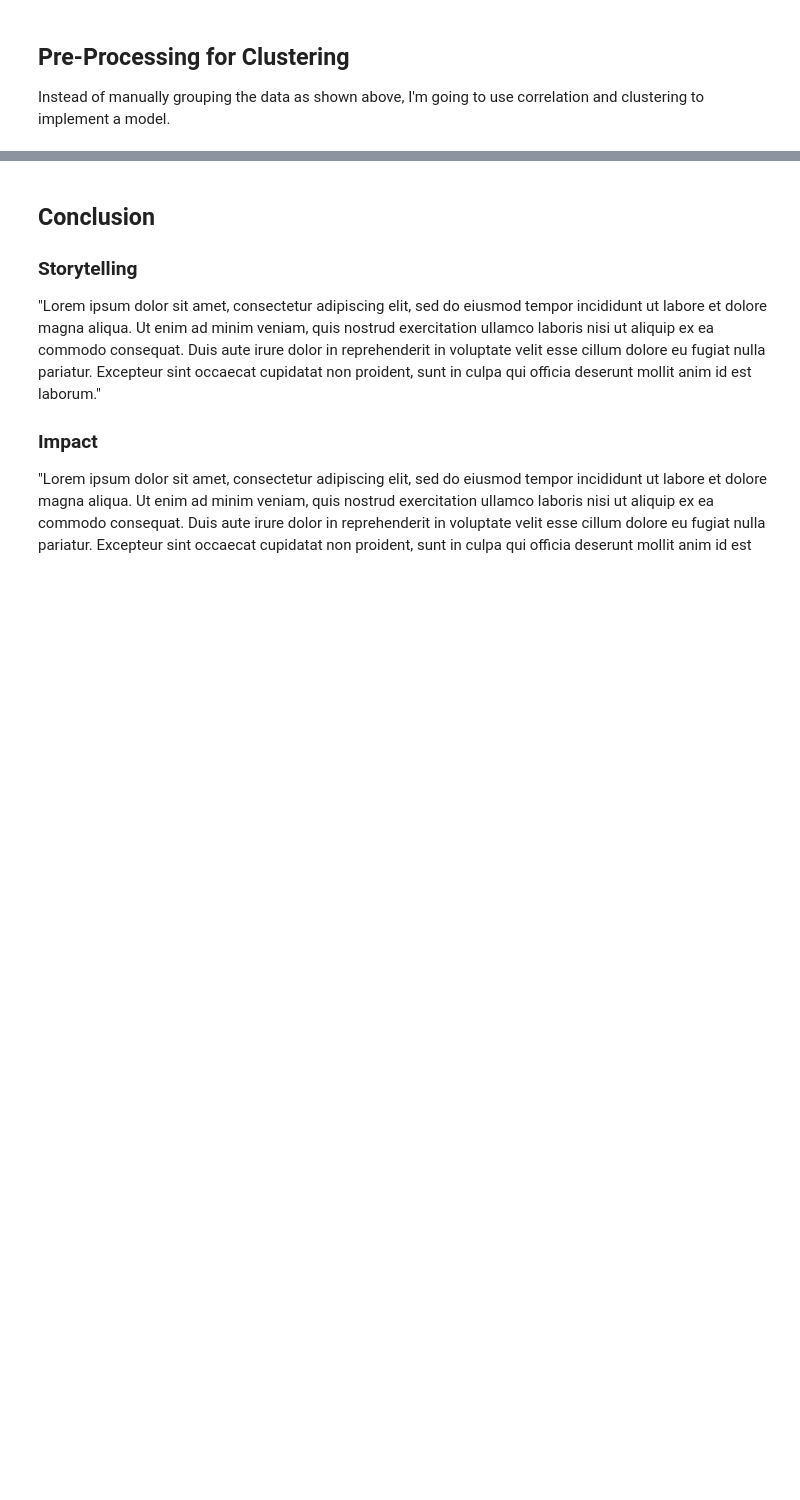
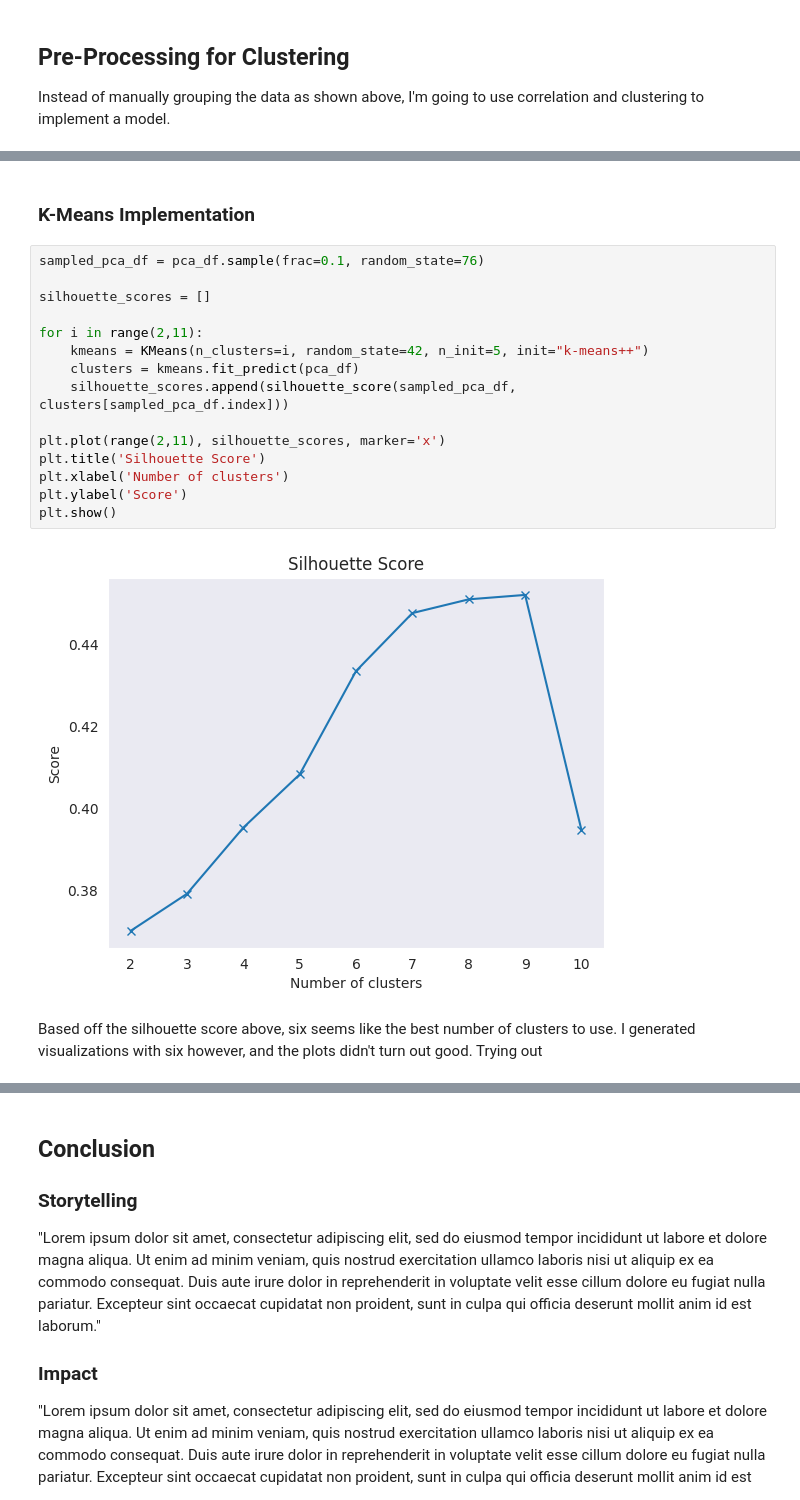
Before and after one commit to ryanshz/dmclustering, a Jupyter notebook: project4.ipynb, the cells around one changed output, grey strips where cells are left out. Saved outputs shown, nothing was run; the diff lists cells and outputs as text; blank space fills up the shorter version.

```diff
--- a/project4.ipynb
+++ b/project4.ipynb
@@ -225,0 +249,21 @@ Component quantity to explain at least 90% variance: 16
+# %% [markdown]
+### K-Means Implementation
+# %%
+sampled_pca_df = pca_df.sample(frac=0.1, random_state=76)
+
+silhouette_scores = []
+
+for i in range(2,11):
+    kmeans = KMeans(n_clusters=i, random_state=42, n_init=5, init="k-means++")
+    clusters = kmeans.fit_predict(pca_df)
+    silhouette_scores.append(silhouette_score(sampled_pca_df, clusters[sampled_pca_df.index]))
+
+plt.plot(range(2,11), silhouette_scores, marker='x')
+plt.title('Silhouette Score')
+plt.xlabel('Number of clusters')
+plt.ylabel('Score')
+plt.show()
+# %% [output]
+[figure, added]
+# %% [markdown]
+Based off the silhouette score above, six seems like the best number of clusters to use. I generated visualizations with six however, and the plots didn't turn out good. Trying out
```
Also changed, not shown: parts of 12 cells of this notebook.
